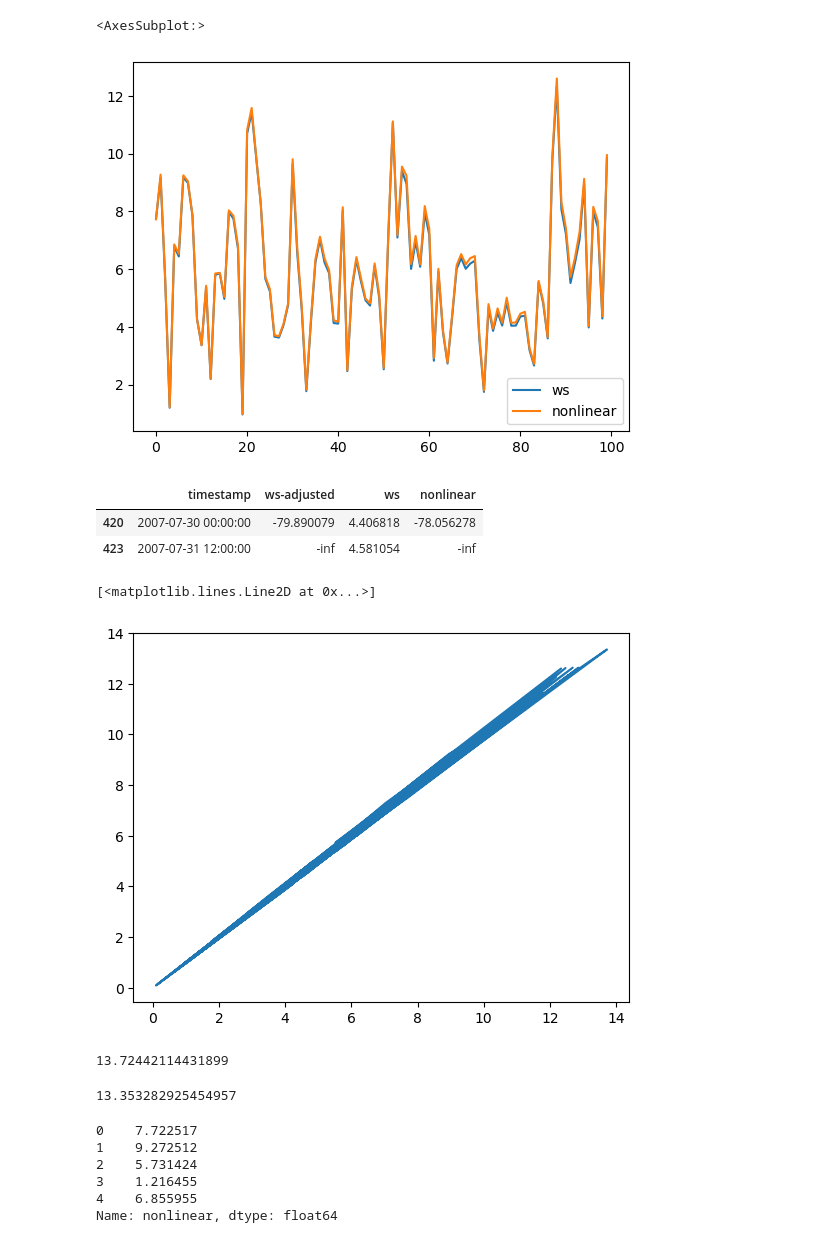
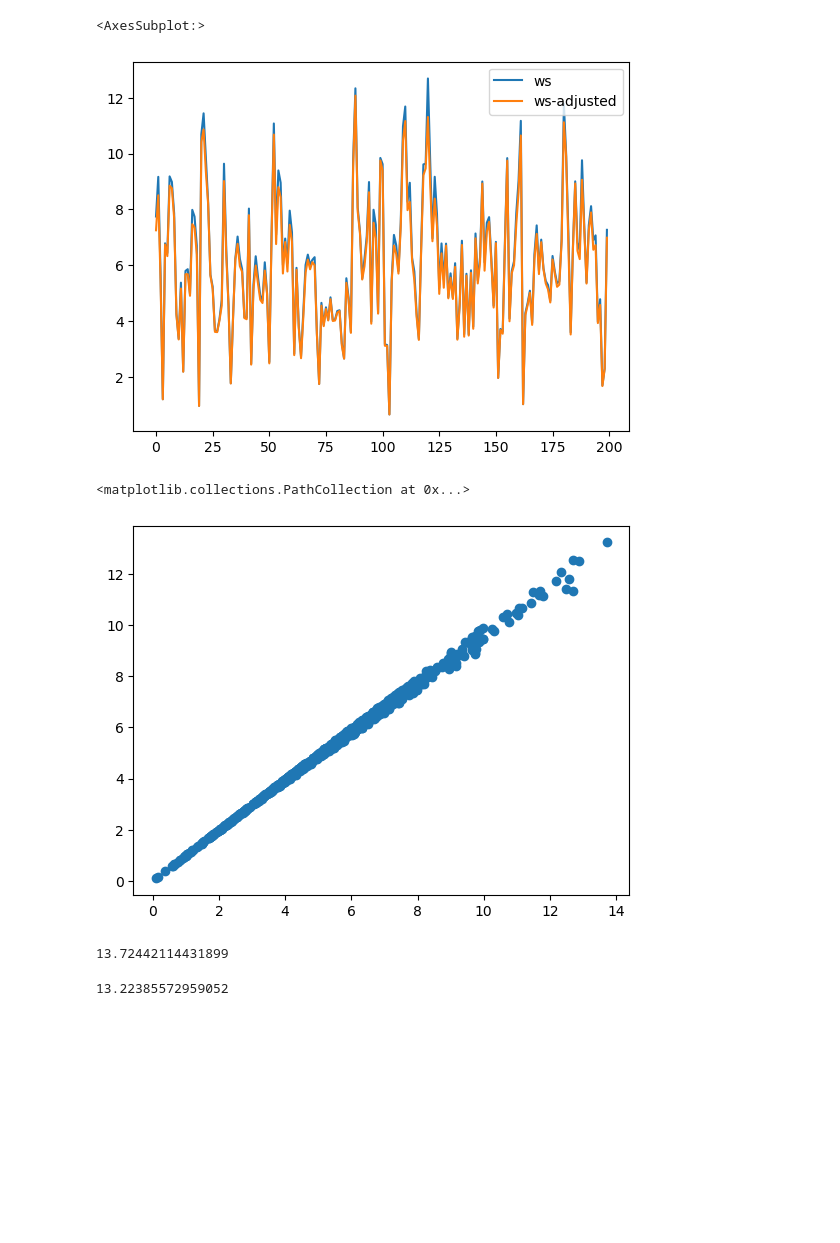
Before and after one commit to NREL/dw-tap, a Jupyter notebook: notebooks/anl-lom-no-hsds.ipynb, the cells around one changed output. Drawn from its saved outputs; the diff is of its cells as text; code cells hidden in the pictures; blank space fills up the shorter version.

```diff
--- a/notebooks/anl-lom-no-hsds.ipynb
+++ b/notebooks/anl-lom-no-hsds.ipynb
@@ -13,9 +8,10 @@ from dw_tap.data_fetching import getData
 from dw_tap.power_output import estimate_power_output
 from dw_tap.lom import run_lom
 
-z_turbine = 40 # turbine height in [m]
+z_turbine = 30 # turbine height in [m]
 lat, lon = 39.32856, -89.40238
-obstacle_file = "../sites/180-Manual1.geojson"
+obstacle_file = "../sites/180-5BuildingsManual.geojson"
+#obstacle_file = "../sites/180-Manual1.geojson"
 
 t_start = time.time()
 
@@ -29,8 +25,7 @@ obstacles_df = gpd.read_file(obstacle_file)
 # Leave in only relevant columns
 obstacles_df = obstacles_df[["height", "geometry"]]
 
-x1_turbine, y1_turbine = lat, lon
-xy_turbine = [np.array([x1_turbine, y1_turbine])]
+xy_turbine = [np.array([lon, lat])]
 
 t_lom_start = time.time()
 predictions_df = \
@@ -102,36 +83,21 @@ predictions_df
 # %%
-predictions_df[["ws", "nonlinear"]][:100].plot()
+predictions_df[["ws", "ws-adjusted"]][:200].plot()
 # %% [output]
 <AxesSubplot:>
-[figure, old version]
+[figure, new version]
-# %%
-predictions_df[predictions_df["nonlinear"] < 0]
-# %% [output]
-|  | timestamp | ws-adjusted | ws | nonlinear |
-| 420 | 2007-07-30 00:00:00 | -79.890079 | 4.406818 | -78.056278 |
-| 423 | 2007-07-31 12:00:00 | -inf | 4.581054 | -inf |
 # %%
-tmp = predictions_df[predictions_df["nonlinear"] > 0]
+tmp = predictions_df # [predictions_df["nonlinear"] > 0]
 
 import matplotlib.pyplot as plt
-plt.plot(tmp["ws"], tmp["nonlinear"])
+plt.scatter(tmp["ws"], tmp["ws-adjusted"])
 # %% [output]
-[<matplotlib.lines.Line2D at 0x...>]
+<matplotlib.collections.PathCollection at 0x...>
-[figure, old version]
+[figure, new version]
 # %%
 tmp["ws"].max()
 # %% [output]
 13.72442114431899
 # %%
-predictions_df["nonlinear"].max()
+predictions_df["ws-adjusted"].max()
 # %% [output]
-13.353282925454957
+13.22385572959052
-# %%
-predictions_df["nonlinear"][:5]
-# %% [output]
-0    7.722517
-1    9.272512
-2    5.731424
-3    1.216455
-4    6.855955
-Name: nonlinear, dtype: float64
```
Also changed, not shown: parts of 7 cells of this notebook, 4 other files.
